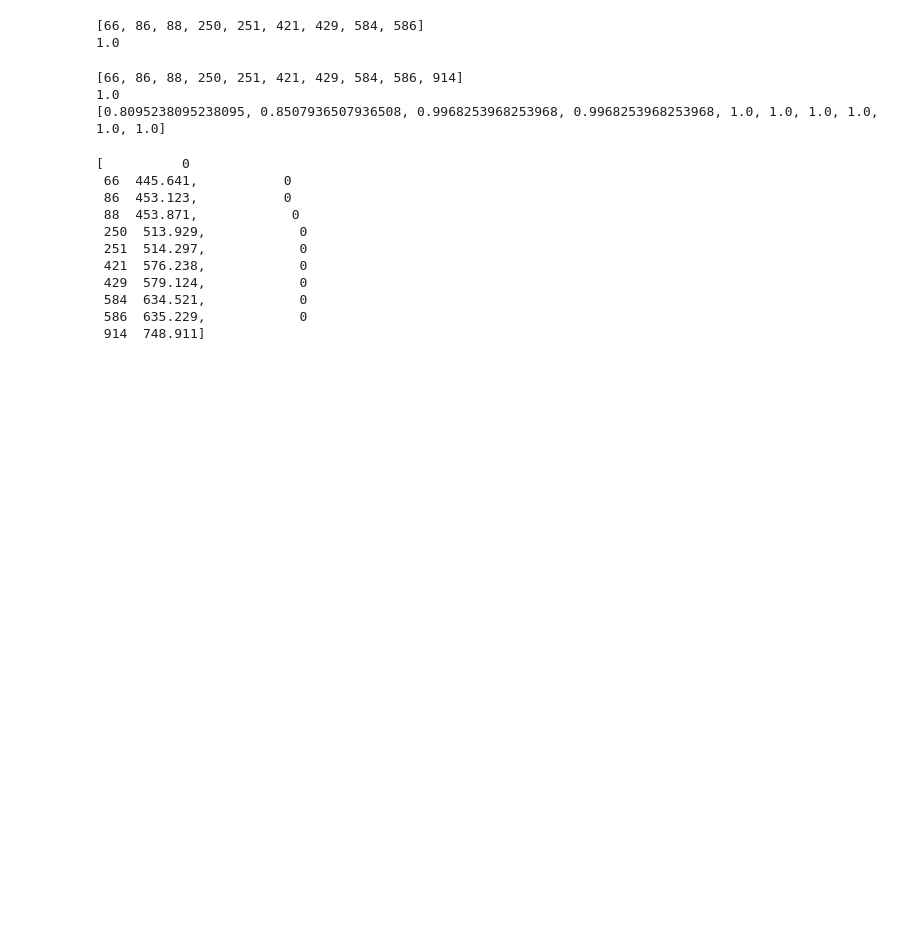
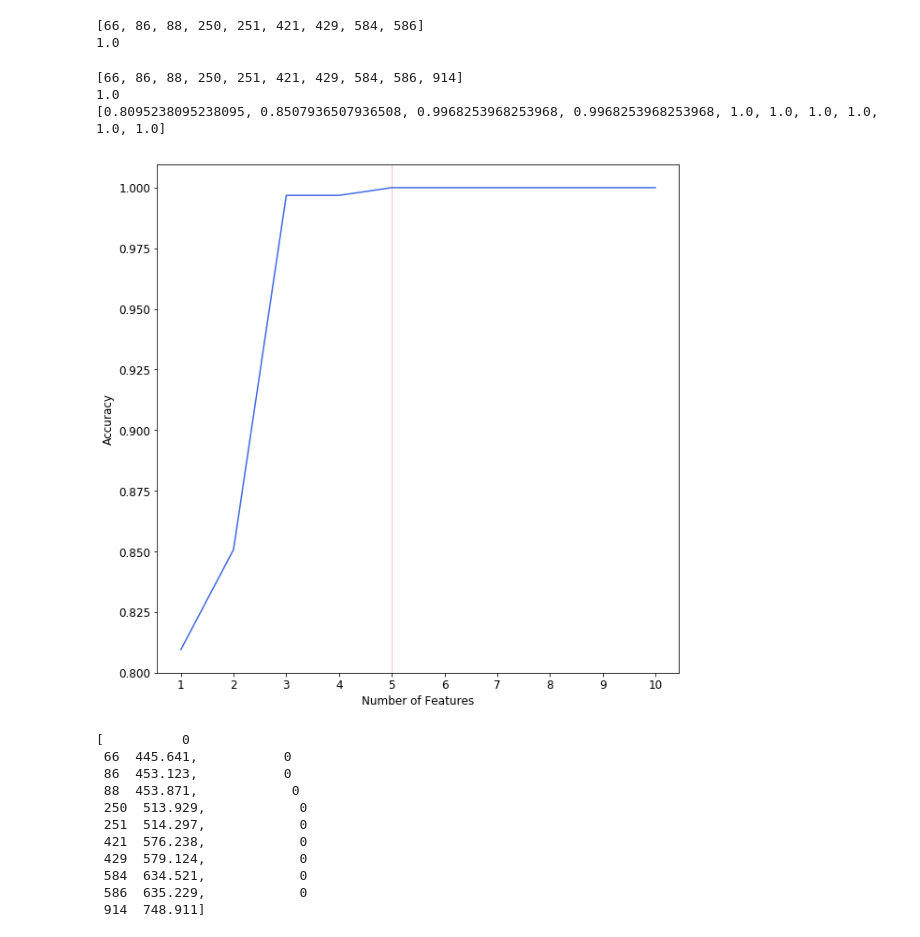
Before and after one commit to vikneke/cs5014_p2, a Jupyter notebook: multiclassML/multiclass.ipynb, the cells around one changed output. Drawn from its saved outputs; the diff is of its cells as text; code cells hidden in the pictures; blank space fills up the shorter version.

```diff
--- a/multiclassML/multiclass.ipynb
+++ b/multiclassML/multiclass.ipynb
@@ -208,3 +205,18 @@ plt.plot([1, 2, 3, 4, 5, 6, 7, 8, 9, 10], scores, color="royalblue")
+# %%
+def plot_accuracies_REF(scores):
+    no_features = [1, 2, 3, 4, 5, 6, 7, 8, 9, 10]
+    plot_parameters(10, 10)
+    plt.xlabel("Number of Features", fontdict=None, labelpad=None, fontsize=12)
+    plt.ylabel("Accuracy", fontdict=None, labelpad=None, fontsize=12)
+    plt.yticks(fontsize=12)
+    plt.xticks(no_features, fontsize=12)
+    plt.yticks(fontsize=12)
+    plt.axvspan(5, 5, color='pink', alpha=1)
+    plt.plot(no_features, scores, color="royalblue")
+# %%
+plot_accuracies_REF(scores)
+# %% [output]
+[figure, added]
 # %%
 def get_wave_values(waves, indices):
     values = []
```
Also changed, not shown: parts of 4 cells of this notebook, 9 other files.
